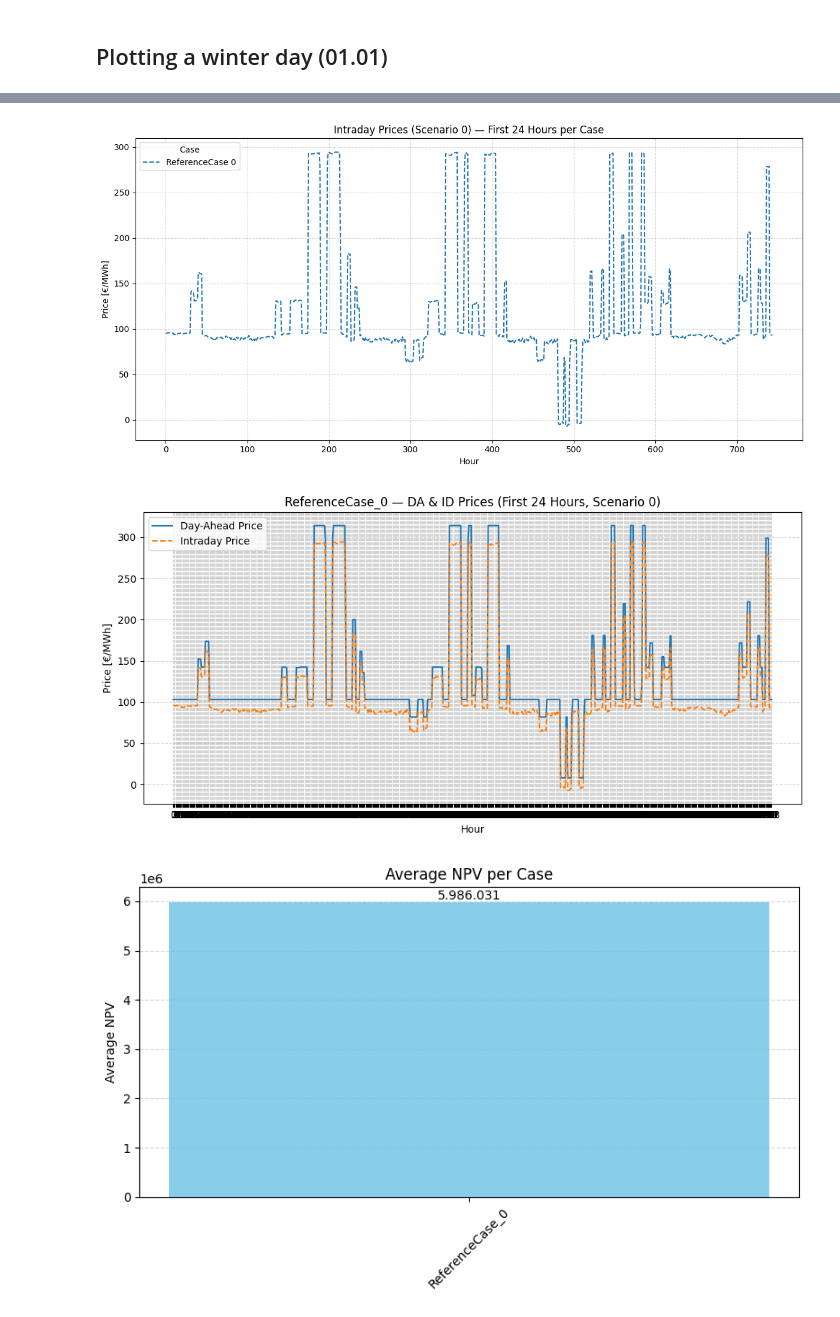
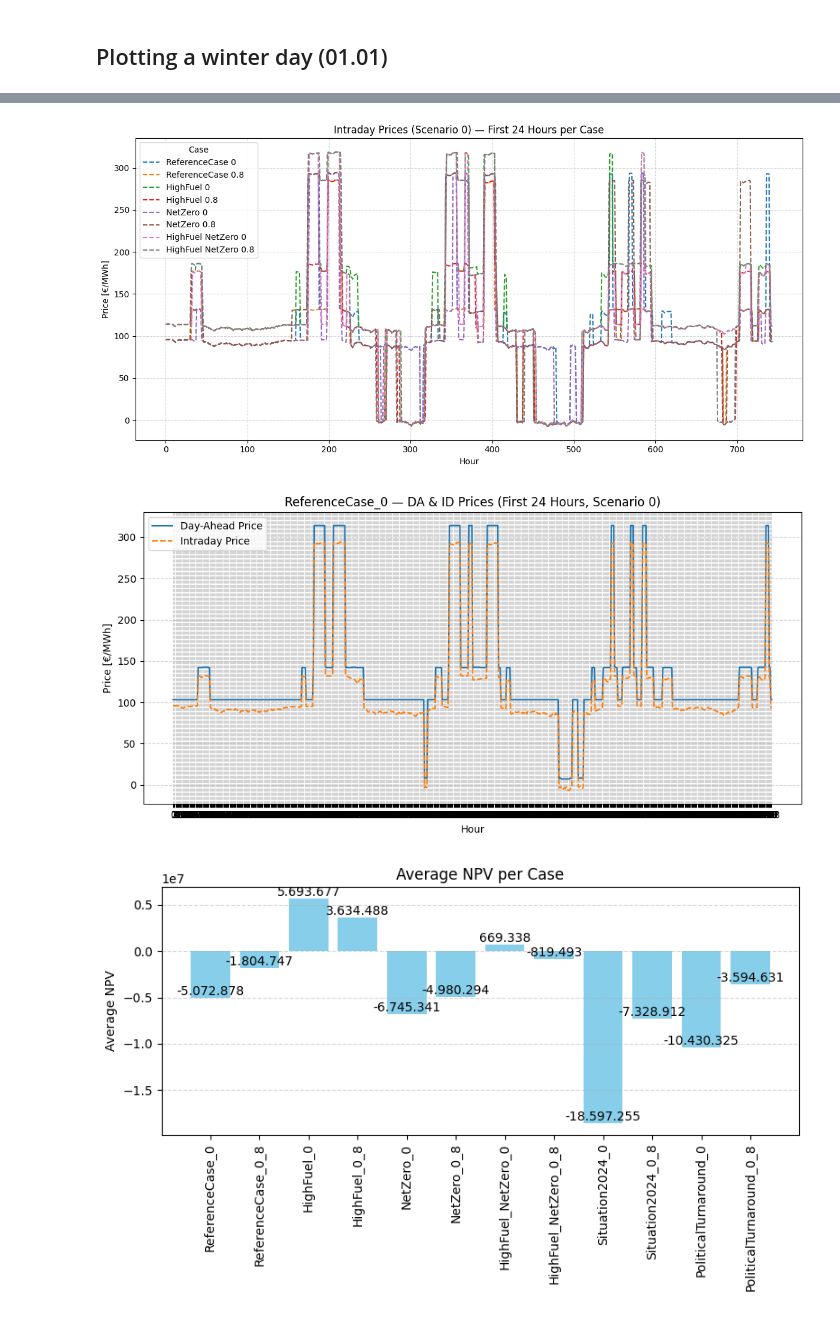
Before and after one commit to bioapfelsaft123/MasterThesis, a Jupyter notebook: Looped.ipynb, the cells around one changed output, grey strips where cells are left out. Cells and saved outputs as stored; diff of their text form; code cells hidden in the pictures.

Commit message:
First execution with final data

```diff
--- a/Looped.ipynb
+++ b/Looped.ipynb
@@ -22,7 +22,7 @@ N_Stor = len(StorCost)
 N_Scen = scenarios_per_year * len(years)
 
 # Define epsilon
-epsilon = 0
+epsilon = 5/6
 
 
 BatteryCapacity = 100
@@ -56,8 +56,8 @@ def extract_capacity_results(res, case_id,capacity_results, kpi_dict):
 
         return capacity_results, kpi_dict
 # %%
-SetofCases = ['ReferenceCase']#,#'SituationToday', 'ReferenceCase', 'NetZero', 'HighFuel'] #SetofCases = ['SituationToday', 'ReferenceCase', 'NetZero', 'HighFuel']
-SetofDeltas = [0]
+SetofCases = ['ReferenceCase','HighFuel', 'NetZero','HighFuel_NetZero','Situation2024','PoliticalTurnaround']#,'HighFuel', 'NetZero','HighFuel_NetZero']#,#'SituationToday', 'ReferenceCase', 'NetZero', 'HighFuel'] #SetofCases = ['SituationToday', 'ReferenceCase', 'NetZero', 'HighFuel']
+SetofDeltas = [0,0.8]
 
 # Initialization
 capacity_results = []
@@ -80,13 +80,13 @@ for RunScenario in SetofCases:
         case_id = f'{RunScenario}_{delta}'
 
         # Load scenario data
-        Demand, OpCost, CapOut, CO2Intensity, FixedOpex = get_scenario_data(RunScenario)
+        Demand, OpCost, CapOut, CO2Intensity, FixedOpex, StorExi, CapExi = get_scenario_data(RunScenario)
         BigM = delta * sum(Demand)
 
         ParametersObj = Parameters(epsilon, delta, N_Hours, N_Cap, N_Stor, N_Scen, BigM, BatteryCapacity, BatterPower)
         DataObj = InputData(CapCost, OpCost, TechInfo, StorCost, CapLim, CapExi, CapOut,
                             Demand, EtaCh, EtaDis, StorExi, Offwind_scenarios,
-                            Onwind_scenarios, Solar_scenarios, StorLim, CO2Intensity,StorCost_DF,FixedOpex,StorOpex,BatteryEfficiency)
+                            Onwind_scenarios, Solar_scenarios, StorLim, CO2Intensity,StorCost_DF,FixedOpex,StorOpex,BatteryEfficiency,MinLoad)
 
         # Run capacity model
         capacity_problem = CapacityProblem(ParametersObj, DataObj)
@@ -788,7 +785,7 @@ plt.grid(True, linestyle='--', alpha=0.5)
 plt.tight_layout()
 plt.show()
 # %% [output]
-[figure, old version]
+[figure, new version]
 # %%
 import matplotlib.pyplot as plt
 
@@ -815,7 +812,7 @@ plt.legend()
 plt.tight_layout()
 plt.show()
 # %% [output]
-[figure, old version]
+[figure, new version]
 # %%
 # Find all *_BatterySummary DataFrames and build a dictionary
 battery_financial_summaries = {
@@ -830,32 +827,32 @@ avg_npv_per_case = {
 }
 
 import matplotlib.pyplot as plt
 
 # Format values with German-style separators
 def format_number(value):
     return f"{value:,.0f}".replace(",", "X").replace(".", ",").replace("X", ".")
 
 # Calculate average NPV
 avg_npv_per_case = {
     case: df["NPV [EUR/kW]"].mean()
     for case, df in battery_financial_summaries.items()
 }
 
 # Plot
 plt.figure(figsize=(8, 5))
 bars = plt.bar(avg_npv_per_case.keys(), avg_npv_per_case.values(), color='skyblue')
 
 # Add data labels with separators
 for bar in bars:
     yval = bar.get_height()
     label = format_number(yval)
     plt.text(bar.get_x() + bar.get_width() / 2, yval + 10, label, ha='center', va='bottom')
 
 plt.ylabel("Average NPV")
 plt.title("Average NPV per Case")
-plt.xticks(rotation=45)
+plt.xticks(rotation=90)
 plt.grid(axis='y', linestyle='--', alpha=0.5)
 plt.tight_layout()
 plt.show()
 # %% [output]
-[figure, old version]
+[figure, new version]
```
Also changed, not shown: parts of 15 cells of this notebook, 52 other files.
